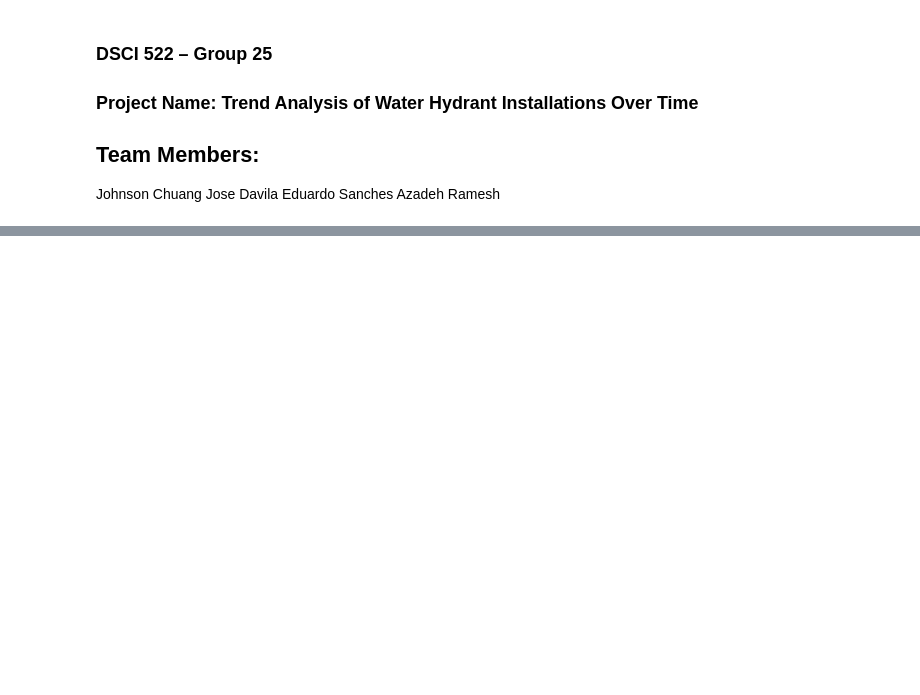
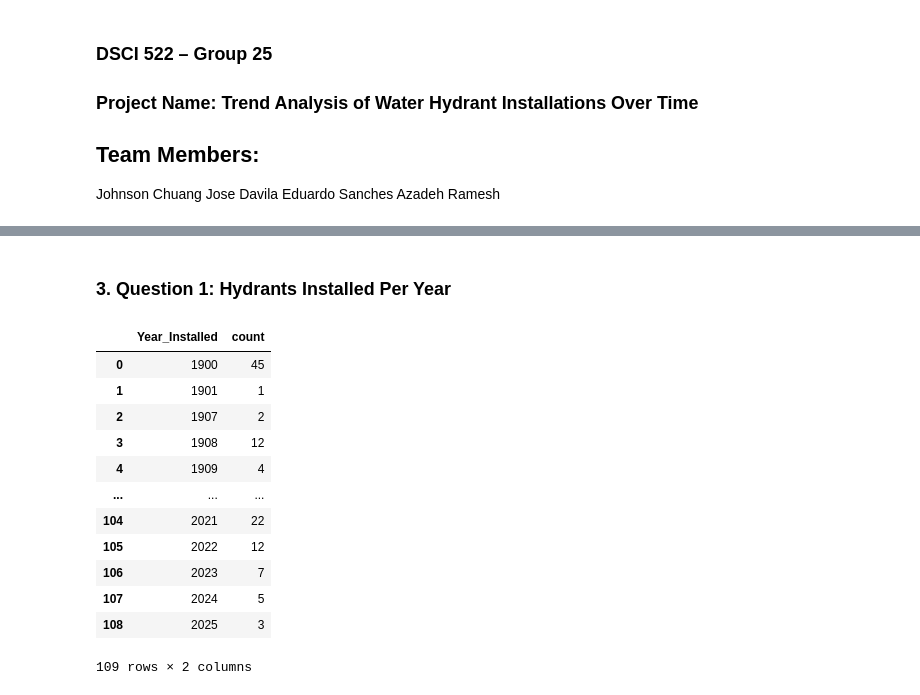
Before and after one commit to stoyq/cov-hydrants-installation-trend, a Jupyter notebook: analysis/hydrant_trend.ipynb, the cells around one changed output, grey strips where cells are left out. Saved outputs shown, nothing was run; the diff lists cells and outputs as text; code cells hidden in the pictures; blank space fills up the shorter version.

```diff
--- a/analysis/hydrant_trend.ipynb
+++ b/analysis/hydrant_trend.ipynb
@@ -46,0 +59,26 @@ FileNotFoundError: [Errno 2] No such file or directory: 'data/water-hydrants.csv
+# %% [markdown]
+### 3. Question 1: Hydrants Installed Per Year
+# %%
+# How many hydrants are installed per year?
+
+install_per_year = (
+    hydrants.groupby("Year_Installed")
+            .size()
+            .reset_index(name="count")
+            .sort_values("Year_Installed")
+)
+install_per_year
+# %% [output]
+|  | Year_Installed | count |
+| 0 | 1900 | 45 |
+| 1 | 1901 | 1 |
+| 2 | 1907 | 2 |
+| 3 | 1908 | 12 |
+| 4 | 1909 | 4 |
+| ... | ... | ... |
+| 104 | 2021 | 22 |
+| 105 | 2022 | 12 |
+| 106 | 2023 | 7 |
+| 107 | 2024 | 5 |
+| 108 | 2025 | 3 |
+109 rows × 2 columns
```
Also changed, not shown: parts of 9 cells of this notebook.
